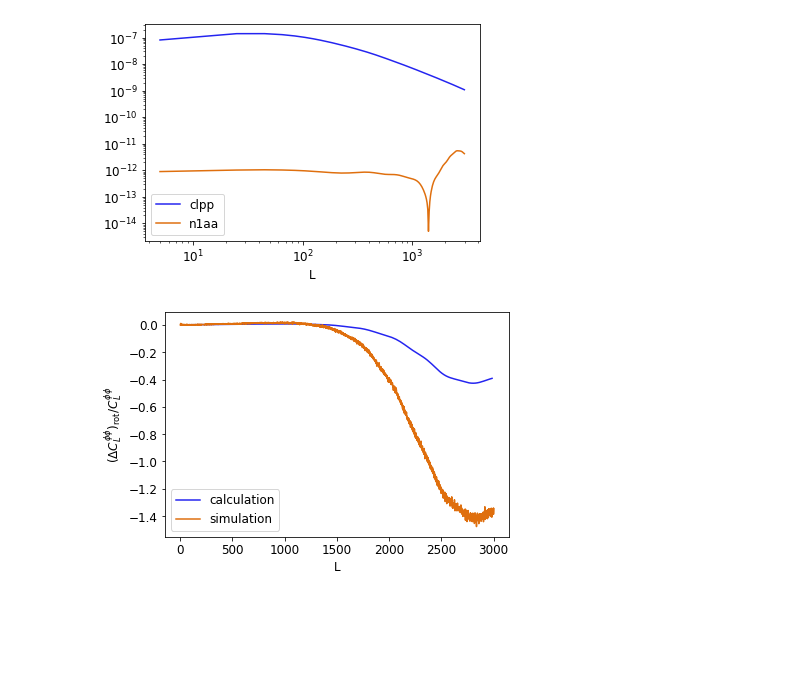
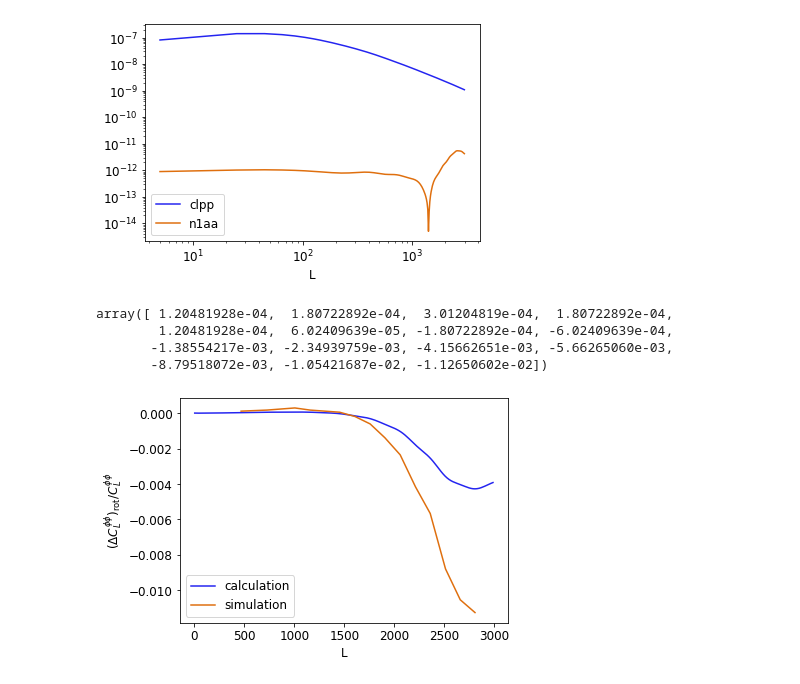
Before and after one commit to HongboCai/lens_rot_bias, a Jupyter notebook: notebooks_new/new_N1aa.ipynb, the cells around one changed output. Drawn from its saved outputs; the diff is of its cells as text; code cells hidden in the pictures; blank space fills up the shorter version.

```diff
--- a/notebooks_new/new_N1aa.ipynb
+++ b/notebooks_new/new_N1aa.ipynb
@@ -144,6 +144,7 @@ plt.yscale('log')
 # %%
 # Then calcute the correct Al_eb
 # %%
-data = pd.read_csv(main_path + 'notebooks/CMB_S4_30_3000_n.csv')
-bias = ((data['EB_rot_reckap_x_reckap']-data['EB_reckap_x_reckap'])-(data['EB_rot_rdn0']-data['EB_rdn0']))/\
-                 data['EB_inkap_x_inkap']
+# data = pd.read_csv(main_path + 'notebooks/CMB_S4_30_3000_n.csv')
+# bias = ((data['EB_rot_reckap_x_reckap']-data['EB_reckap_x_reckap'])-(data['EB_rot_rdn0']-data['EB_rdn0']))/\
+#                  data['EB_inkap_x_inkap']
+data = np.loadtxt(main_path + 'notebooks_new/paper_data.txt')
@@ -154,10 +151,18 @@ clpp_data = clkk_data*4/(ells*(ells+1))**2
+# %%
+data[:, 1]
+# %% [output]
+array([ 1.20481928e-04,  1.80722892e-04,  3.01204819e-04,  1.80722892e-04,
+        1.20481928e-04,  6.02409639e-05, -1.80722892e-04, -6.02409639e-04,
+       -1.38554217e-03, -2.34939759e-03, -4.15662651e-03, -5.66265060e-03,
+       -8.79518072e-03, -1.05421687e-02, -1.12650602e-02])
 # %%
-plt.plot(Ls, 100*((Al_eb/ells**2)**2)[Ls]*n1aa[Ls]/clpp[Ls], label='calculation')
-plt.plot(data['L'], bias, label='simulation')
+plt.plot(Ls, ((Al_eb/ells**2)**2)[Ls]*n1aa[Ls]/clpp[Ls], label='calculation')
+# plt.plot(data['L'], bias, label='simulation')
+plt.plot(data[:, 0], data[:, 1], label='simulation')
 plt.legend()
 plt.xlabel('L')
 plt.ylabel('$({\Delta}C_L^{\phi \phi})_{\mathrm{rot}}/C_L^{\phi \phi}$')
 plt.tight_layout()
 plt.savefig(main_path + '/notebooks_new/compare.png')
 # %% [output]
-[figure, old version]
+[figure, new version]
```
Also changed, not shown: parts of 5 cells of this notebook, 32 other files.
